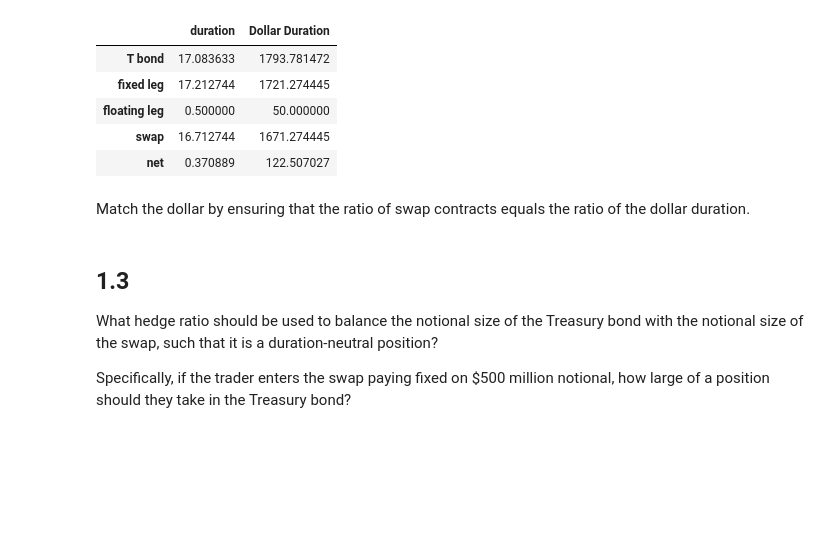
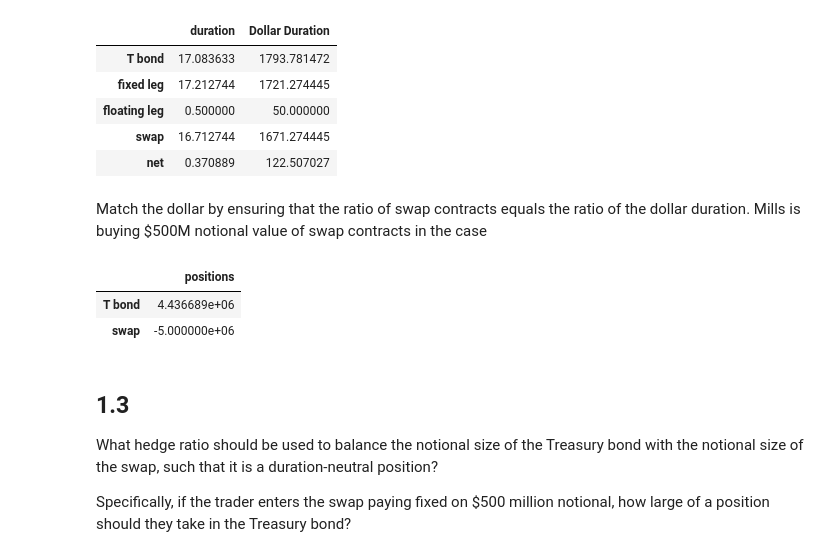
Before and after one commit to dcstein22/finm-fixedincome-2023, a Jupyter notebook: homework/Homework 3.ipynb, the cells around one changed output. Cells and saved outputs as stored; diff of their text form; code cells hidden in the pictures; blank space fills up the shorter version.

```diff
--- a/homework/Homework 3.ipynb
+++ b/homework/Homework 3.ipynb
@@ -165,3 +165,4 @@ duration_df
 | net | 0.370889 | 122.507027 |
 # %% [markdown]
 Match the dollar by ensuring that the ratio of swap contracts equals the ratio of the dollar duration.
+Mills is buying $500M notional value of swap contracts in the case
@@ -168,3 +172,9 @@ Match the dollar by ensuring that the ratio of swap contracts equals the ratio o
+# %%
+contracts
+# %% [output]
+|  | positions |
+| T bond | 4.436689e+06 |
+| swap | -5.000000e+06 |
 # %% [markdown]
 ## 1.3
 
```
Also changed, not shown: parts of 9 cells of this notebook, 8 other files.
